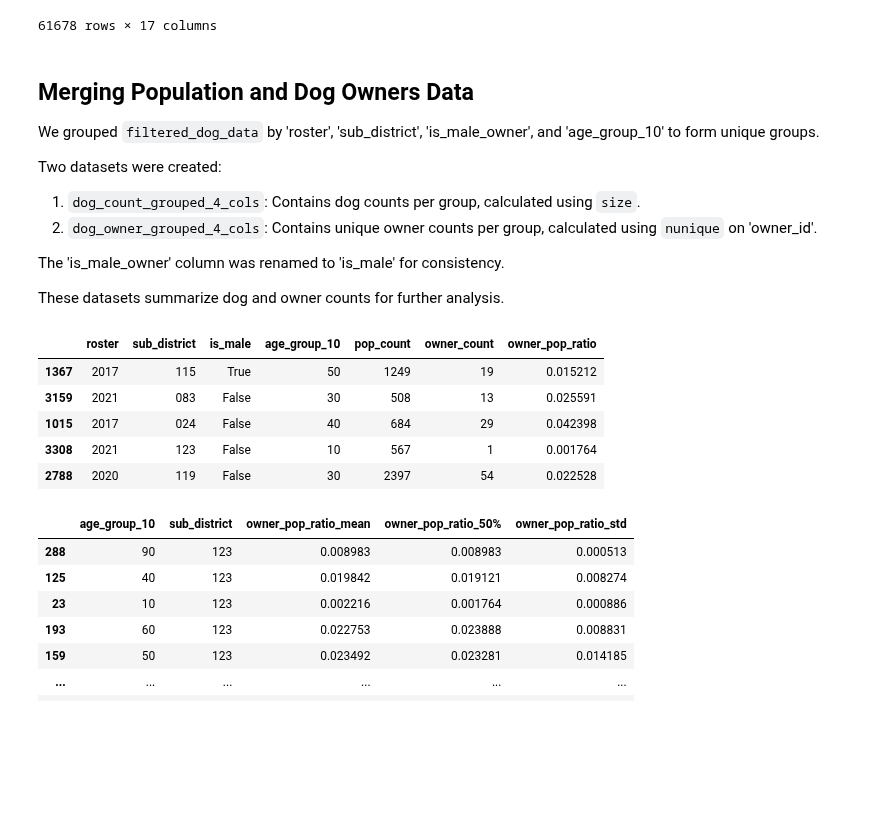
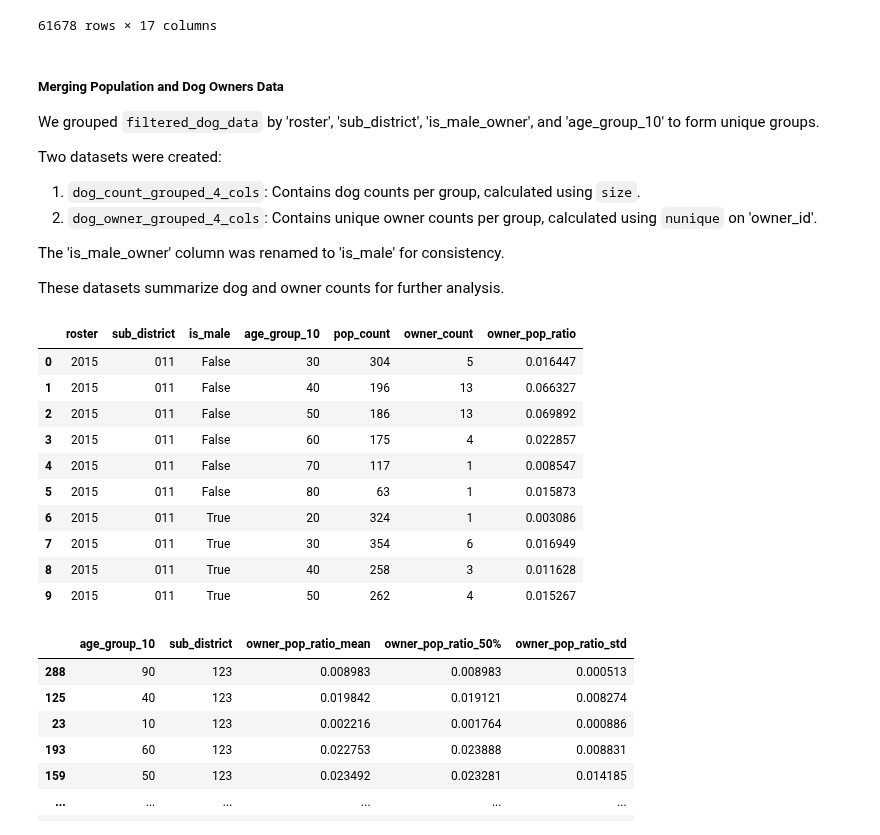
Before and after one commit to jonnross88/Springboard, a Jupyter notebook: u20_data_storytelling/zurich.ipynb, the cells around one changed output. Saved outputs shown, nothing was run; the diff lists cells and outputs as text; code cells hidden in the pictures; blank space fills up the shorter version.

```diff
--- a/u20_data_storytelling/zurich.ipynb
+++ b/u20_data_storytelling/zurich.ipynb
@@ -1994,7 +2012,7 @@ dog_owner_grouped_4_cols = (
     .rename(columns={"is_male_owner": "is_male"})
 )
 # %% [markdown]
-## Merging Population and Dog Owners Data
+##### Merging Population and Dog Owners Data
 
 We grouped `filtered_dog_data` by 'roster', 'sub_district', 'is_male_owner', and 'age_group_10' to form unique groups.
 
@@ -2009,24 +2027,30 @@ These datasets summarize dog and owner counts for further analysis.
 # %%
 # Merge the grouped population count and dog owner count dataframes
 merged_grouped_4_cols = pop_count_grouped_4_cols.merge(
     dog_owner_grouped_4_cols,
 )
-merged_grouped_4_cols["owner_count"] = merged_grouped_4_cols["owner_count"].fillna(0)
+merged_grouped_4_cols["owner_count"] = merged_grouped_4_cols["owner_count"].fillna(
+    0)
 
 # Calculate the ratio of dog owners to population for each group
 merged_grouped_4_cols["owner_pop_ratio"] = (
     merged_grouped_4_cols["owner_count"] / merged_grouped_4_cols["pop_count"]
 )
 # Drop the Nans rows
 merged_grouped_4_cols.dropna(inplace=True)
-merged_grouped_4_cols.sample(5)
+merged_grouped_4_cols.head(10)
 # %% [output]
 |  | roster | sub_district | is_male | age_group_10 | pop_count | owner_count | owner_pop_ratio |
-| 1367 | 2017 | 115 | True | 50 | 1249 | 19 | 0.015212 |
-| 3159 | 2021 | 083 | False | 30 | 508 | 13 | 0.025591 |
-| 1015 | 2017 | 024 | False | 40 | 684 | 29 | 0.042398 |
-| 3308 | 2021 | 123 | False | 10 | 567 | 1 | 0.001764 |
-| 2788 | 2020 | 119 | False | 30 | 2397 | 54 | 0.022528 |
+| 0 | 2015 | 011 | False | 30 | 304 | 5 | 0.016447 |
+| 1 | 2015 | 011 | False | 40 | 196 | 13 | 0.066327 |
+| 2 | 2015 | 011 | False | 50 | 186 | 13 | 0.069892 |
+| 3 | 2015 | 011 | False | 60 | 175 | 4 | 0.022857 |
+| 4 | 2015 | 011 | False | 70 | 117 | 1 | 0.008547 |
+| 5 | 2015 | 011 | False | 80 | 63 | 1 | 0.015873 |
+| 6 | 2015 | 011 | True | 20 | 324 | 1 | 0.003086 |
+| 7 | 2015 | 011 | True | 30 | 354 | 6 | 0.016949 |
+| 8 | 2015 | 011 | True | 40 | 258 | 3 | 0.011628 |
+| 9 | 2015 | 011 | True | 50 | 262 | 4 | 0.015267 |
 # %%
 described_data = merged_grouped_4_cols.groupby(["age_group_10", "sub_district"])[
     ["owner_pop_ratio"]
```
Also changed, not shown: parts of 39 cells of this notebook.
